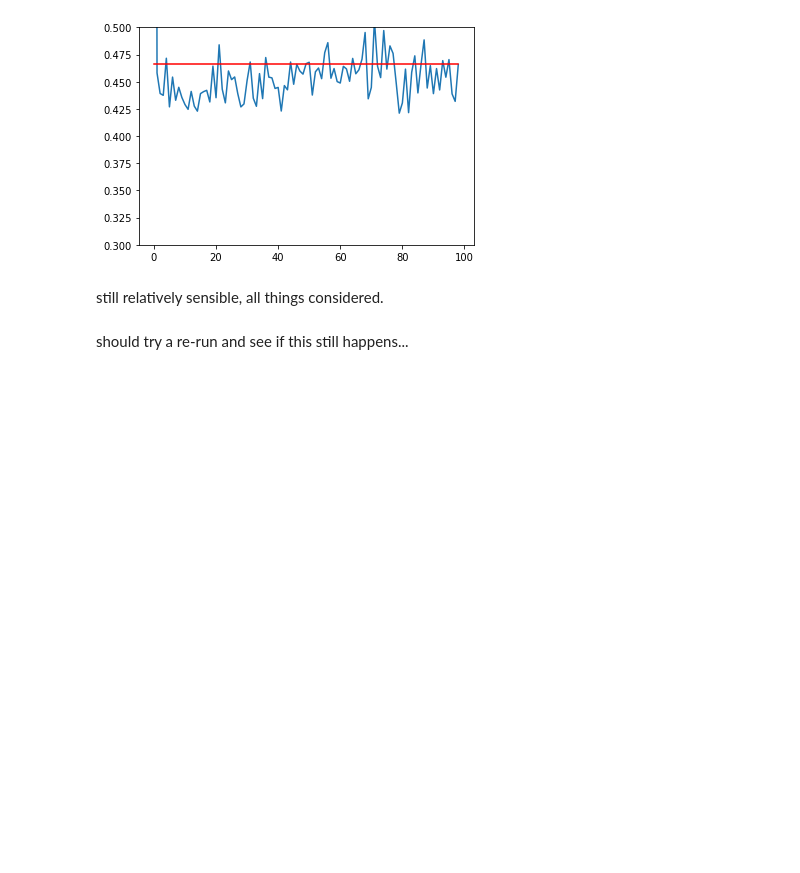
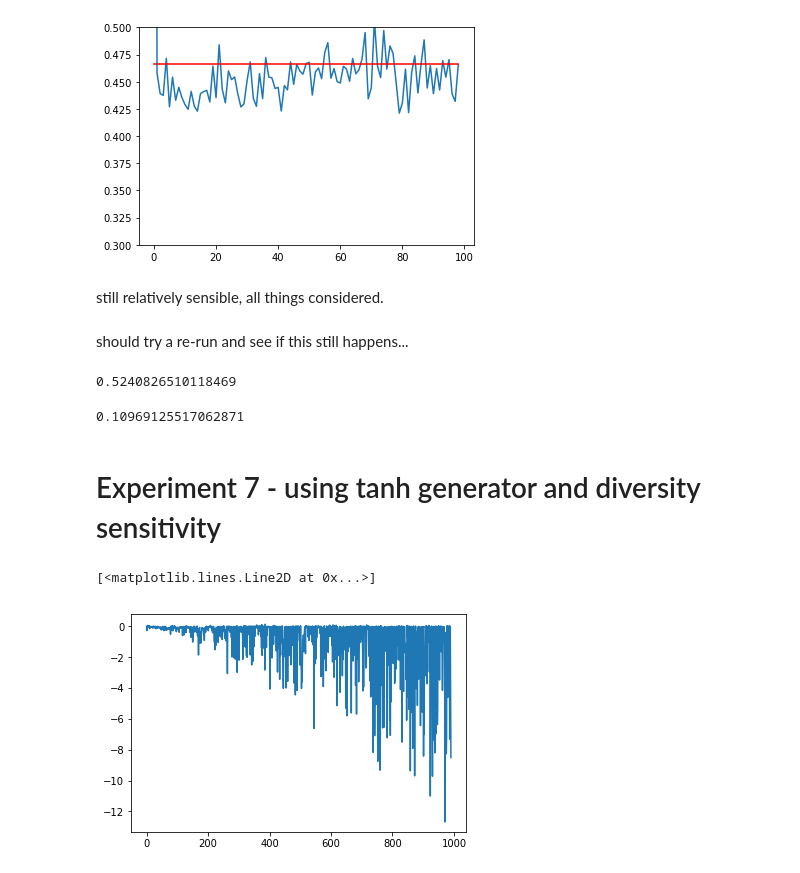
Before and after one commit to henrycharlesworth/PlanGAN, a Jupyter notebook: fetch_proof_of_principle/eval_results_nearbystates.ipynb, the cells around one changed output. Saved outputs shown, nothing was run; the diff lists cells and outputs as text; code cells hidden in the pictures; blank space fills up the shorter version.

```diff
--- a/fetch_proof_of_principle/eval_results_nearbystates.ipynb
+++ b/fetch_proof_of_principle/eval_results_nearbystates.ipynb
@@ -829,3 +829,20 @@ plt.ylim([0.3,0.5])
 still relatively sensible, all things considered.
 # %% [markdown]
 should try a re-run and see if this still happens...
+# %%
+np.mean(loss_record_7["big_eval_avg_nn_distance"][-20:])
+# %% [output]
+0.5240826510118469
+# %%
+np.std(loss_record_7["big_eval_avg_nn_distance"][-20:])
+# %% [output]
+0.10969125517062871
+# %% [markdown]
+# Experiment 7 - using tanh generator and diversity sensitivity
+# %%
+losses_7 = joblib.load("results/nearby_states/new_SNonly_skipconns_DS_3tanhgen/losses.pkl")
+# %%
+plt.plot(losses_7["D"][::1000])
+# %% [output]
+[<matplotlib.lines.Line2D at 0x...>]
+[figure, added]
```
Also changed, not shown: parts of 64 cells of this notebook.
